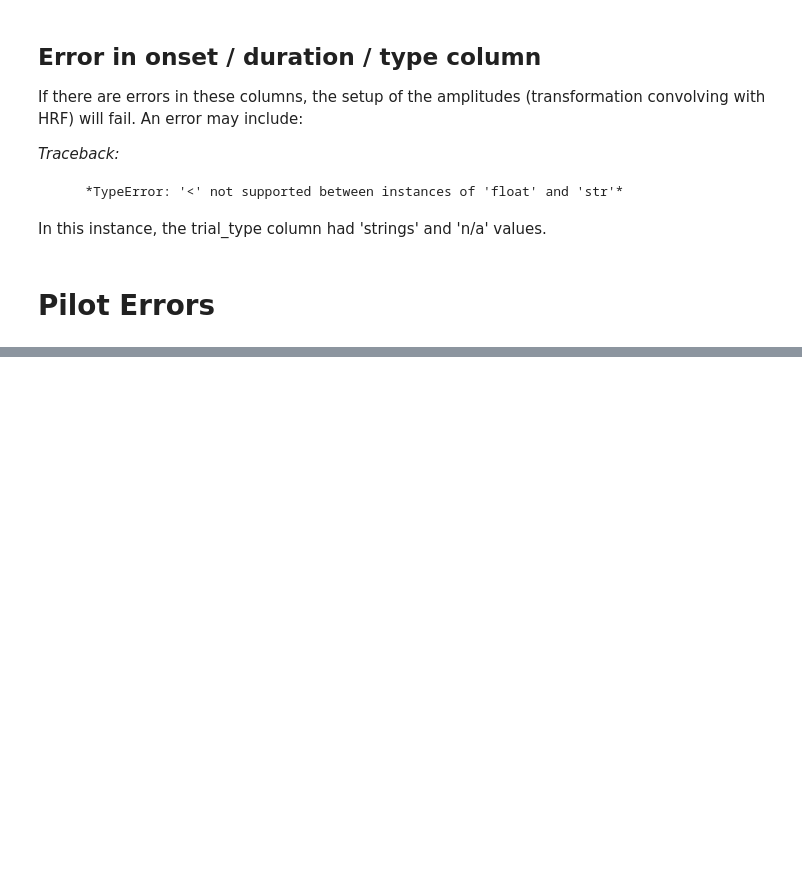
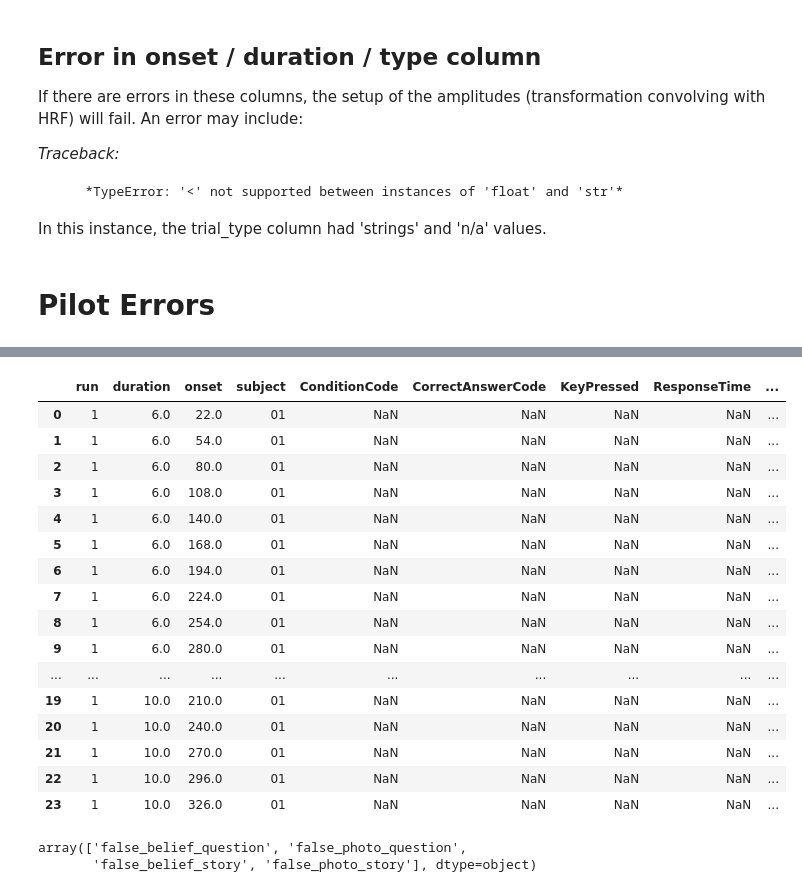
Before and after one commit to lobennett/openneuro_glmfitlins, a Jupyter notebook: scripts/jupyter_notebooks/transformations.ipynb, the cells around one changed output, grey strips where cells are left out. Saved outputs shown, nothing was run; the diff lists cells and outputs as text; code cells hidden in the pictures; blank space fills up the shorter version.

Commit message:
attempt refactor events refactor

```diff
--- a/scripts/jupyter_notebooks/transformations.ipynb
+++ b/scripts/jupyter_notebooks/transformations.ipynb
@@ -996,0 +992,34 @@ plt.show()
+# %%
+study_id = 'ds000109'
+taskname = "theoryofmindwithmanualresponse"
+spec_file = f"/oak/stanford/groups/russpold/users/demidenm/openneuro_glmfitlins/statsmodel_specs/{study_id}/{study_id}-{taskname}_specs.json"
+with open(spec_file, 'r') as f:
+    spec_data = json.load(f)
+
+bids_inp = f"/oak/stanford/groups/russpold/data/openneuro_fitlins/input/{study_id}"
+ignore_indexer = BIDSLayoutIndexer(ignore=["sub-.*_physio\.(json|tsv\.gz)"])
+events_df, root_mod = get_bidstats_events(bids_inp, spec_data, scan_length=179, ignored=["sub-.*_physio\.(json|tsv\.gz)"], return_events_num=0)
+events_df
+# %% [output]
+|  | run | duration | onset | subject | ConditionCode | CorrectAnswerCode | KeyPressed | ResponseTime | ... |
+| 0 | 1 | 6.0 | 22.0 | 01 | NaN | NaN | NaN | NaN | ... |
+| 1 | 1 | 6.0 | 54.0 | 01 | NaN | NaN | NaN | NaN | ... |
+| 2 | 1 | 6.0 | 80.0 | 01 | NaN | NaN | NaN | NaN | ... |
+| 3 | 1 | 6.0 | 108.0 | 01 | NaN | NaN | NaN | NaN | ... |
+| 4 | 1 | 6.0 | 140.0 | 01 | NaN | NaN | NaN | NaN | ... |
+| 5 | 1 | 6.0 | 168.0 | 01 | NaN | NaN | NaN | NaN | ... |
+| 6 | 1 | 6.0 | 194.0 | 01 | NaN | NaN | NaN | NaN | ... |
+| 7 | 1 | 6.0 | 224.0 | 01 | NaN | NaN | NaN | NaN | ... |
+| 8 | 1 | 6.0 | 254.0 | 01 | NaN | NaN | NaN | NaN | ... |
+| 9 | 1 | 6.0 | 280.0 | 01 | NaN | NaN | NaN | NaN | ... |
+| ... | ... | ... | ... | ... | ... | ... | ... | ... | ... |
+| 19 | 1 | 10.0 | 210.0 | 01 | NaN | NaN | NaN | NaN | ... |
+| 20 | 1 | 10.0 | 240.0 | 01 | NaN | NaN | NaN | NaN | ... |
+| 21 | 1 | 10.0 | 270.0 | 01 | NaN | NaN | NaN | NaN | ... |
+| 22 | 1 | 10.0 | 296.0 | 01 | NaN | NaN | NaN | NaN | ... |
+| 23 | 1 | 10.0 | 326.0 | 01 | NaN | NaN | NaN | NaN | ... |
+# %%
+events_df.trial_type.unique()
+# %% [output]
+array(['false_belief_question', 'false_photo_question',
+       'false_belief_story', 'false_photo_story'], dtype=object)
```
Also changed, not shown: parts of 10 cells of this notebook, 17 other files.
